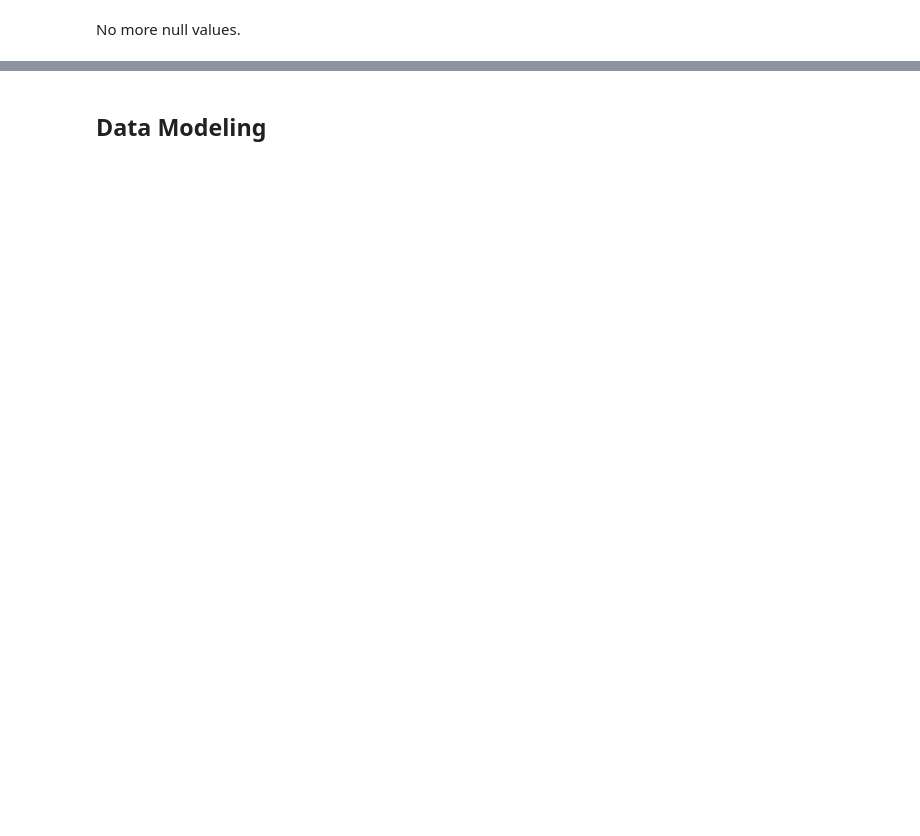
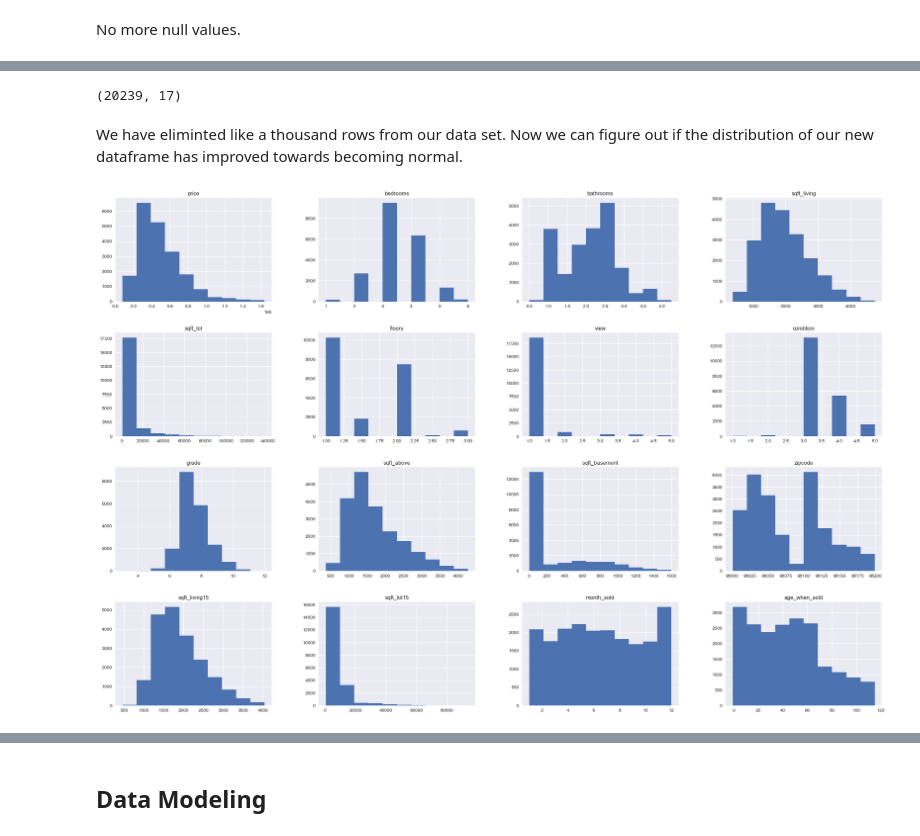
Before and after one commit to Nelsonkim44/King-County-Housing-Analysis-Project, a Jupyter notebook: Nelson Phase 2 Project .ipynb, the cells around one changed output, grey strips where cells are left out. Drawn from its saved outputs; the diff is of its cells as text; code cells hidden in the pictures; blank space fills up the shorter version.

```diff
--- a/Nelson Phase 2 Project .ipynb
+++ b/Nelson Phase 2 Project .ipynb
@@ -171,0 +453,4 @@ No more null values.
+# %%
+kc_numerical = ['price', 'sqft_living','sqft_living15', 'sqft_lot','sqft_lot15','sqft_above', 'sqft_basement','age_when_sold']
+kc_numerical_categorical = ['bedrooms', 'bathrooms', 'floors']
+kc_categorical = ['view','condition','grade','month_sold','zipcode']
@@ -171,0 +461,3 @@ No more null values.
+# %%
+z = np.abs(stats.zscore(kc[kc_numerical+kc_numerical_categorical]))
+z.head(10)
@@ -171,0 +491,13 @@ No more null values.
+# %%
+# new dataframe where all z scores are less than 3
+new_kc= kc[(z<3).all(axis=1)]
+# %%
+new_kc.shape
+# %% [output]
+(20239, 17)
+# %% [markdown]
+We have eliminted like a thousand rows from our data set. Now we can figure out if the distribution of our new dataframe has improved towards becoming normal.
+# %%
+new_kc.hist(figsize  = [30, 20]);
+# %% [output]
+[figure, added]
```
Also changed, not shown: parts of 46 cells of this notebook.
